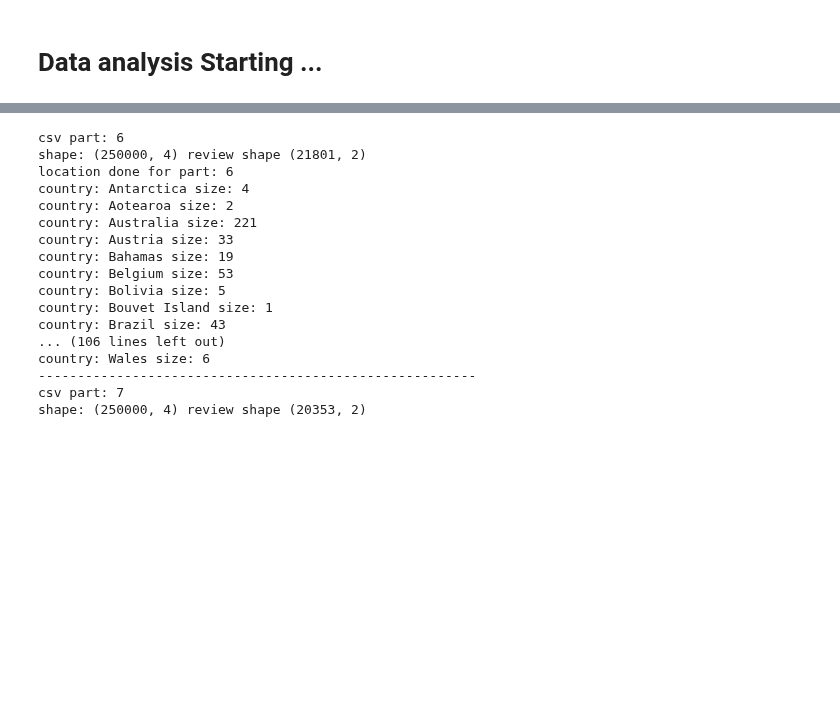
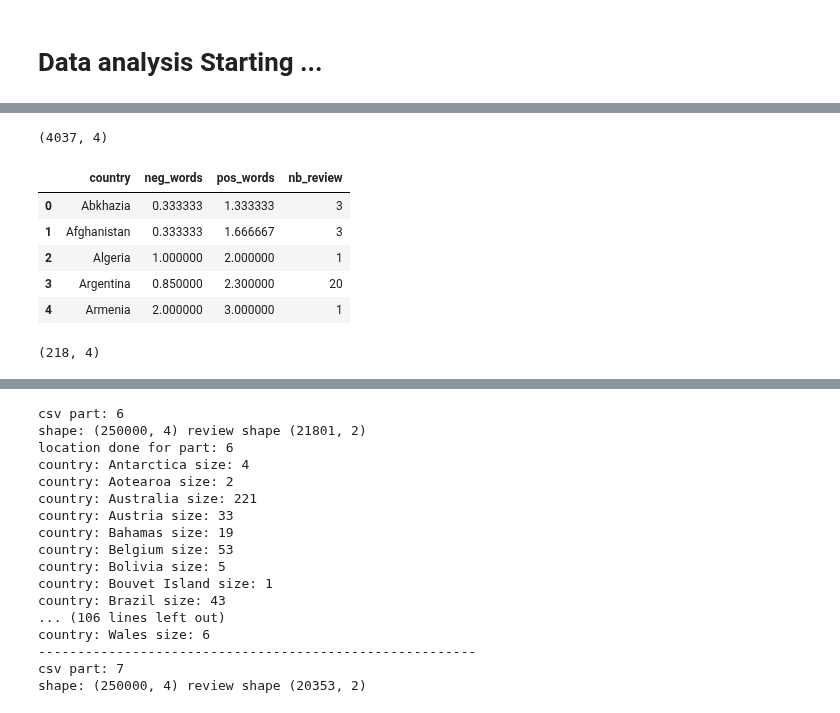
Before and after one commit to epfl-ada/ada-2022-project-hotchocolate, a Jupyter notebook: happyness.ipynb, the cells around one changed output, grey strips where cells are left out. Drawn from its saved outputs; the diff is of its cells as text; code cells hidden in the pictures; blank space fills up the shorter version.

```diff
--- a/happyness.ipynb
+++ b/happyness.ipynb
@@ -223,0 +258,57 @@ df_rb.head(n=20)
+# %%
+# get all the results from all sub .csv dataset
+df_rb_part_0 = pd.read_csv(rateBeer_root +  'RateBeer_pos_neg_words_analysis_part_0.csv')
+df_rb_part_1 = pd.read_csv(rateBeer_root +  'RateBeer_pos_neg_words_analysis_part_1.csv')
+df_rb_part_2 = pd.read_csv(rateBeer_root +  'RateBeer_pos_neg_words_analysis_part_2.csv')
+df_rb_part_3 = pd.read_csv(rateBeer_root +  'RateBeer_pos_neg_words_analysis_part_3.csv')
+df_rb_part_4 = pd.read_csv(rateBeer_root +  'RateBeer_pos_neg_words_analysis_part_4.csv')
+df_rb_part_5 = pd.read_csv(rateBeer_root +  'RateBeer_pos_neg_words_analysis_part_5.csv')
+df_rb_part_6 = pd.read_csv(rateBeer_root +  'RateBeer_pos_neg_words_analysis_part_6.csv')
+df_rb_part_7 = pd.read_csv(rateBeer_root +  'RateBeer_pos_neg_words_analysis_part_7.csv')
+df_rb_part_8 = pd.read_csv(rateBeer_root +  'RateBeer_pos_neg_words_analysis_part_8.csv')
+df_rb_part_9 = pd.read_csv(rateBeer_root +  'RateBeer_pos_neg_words_analysis_part_9.csv')
+df_rb_part_10 = pd.read_csv(rateBeer_root +  'RateBeer_pos_neg_words_analysis_part_10.csv')
+df_rb_part_11 = pd.read_csv(rateBeer_root +  'RateBeer_pos_neg_words_analysis_part_11.csv')
+df_rb_part_12 = pd.read_csv(rateBeer_root +  'RateBeer_pos_neg_words_analysis_part_12.csv')
+df_rb_part_13 = pd.read_csv(rateBeer_root +  'RateBeer_pos_neg_words_analysis_part_13.csv')
+df_rb_part_14 = pd.read_csv(rateBeer_root +  'RateBeer_pos_neg_words_analysis_part_14.csv')
+df_rb_part_15 = pd.read_csv(rateBeer_root +  'RateBeer_pos_neg_words_analysis_part_15.csv')
+df_rb_part_16 = pd.read_csv(rateBeer_root +  'RateBeer_pos_neg_words_analysis_part_16.csv')
+df_rb_part_17 = pd.read_csv(rateBeer_root +  'RateBeer_pos_neg_words_analysis_part_17.csv')
+df_rb_part_18 = pd.read_csv(rateBeer_root +  'RateBeer_pos_neg_words_analysis_part_18.csv')
+df_rb_part_19 = pd.read_csv(rateBeer_root +  'RateBeer_pos_neg_words_analysis_part_19.csv')
+df_rb_part_20 = pd.read_csv(rateBeer_root +  'RateBeer_pos_neg_words_analysis_part_20.csv')
+df_rb_part_21 = pd.read_csv(rateBeer_root +  'RateBeer_pos_neg_words_analysis_part_21.csv')
+df_rb_part_22 = pd.read_csv(rateBeer_root +  'RateBeer_pos_neg_words_analysis_part_22.csv')
+df_rb_part_23 = pd.read_csv(rateBeer_root +  'RateBeer_pos_neg_words_analysis_part_23.csv')
+df_rb_part_24 = pd.read_csv(rateBeer_root +  'RateBeer_pos_neg_words_analysis_part_24.csv')
+df_rb_part_25 = pd.read_csv(rateBeer_root +  'RateBeer_pos_neg_words_analysis_part_25.csv')
+df_rb_part_26 = pd.read_csv(rateBeer_root +  'RateBeer_pos_neg_words_analysis_part_26.csv')
+df_rb_part_27 = pd.read_csv(rateBeer_root +  'RateBeer_pos_neg_words_analysis_part_27.csv')
+df_rb_part_28 = pd.read_csv(rateBeer_root +  'RateBeer_pos_neg_words_analysis_part_28.csv')
+# %%
+# concat all the dataframe to group them by country after for futur analysis
+df_all_rb = pd.concat([df_rb_part_0, df_rb_part_1, df_rb_part_3, df_rb_part_4, df_rb_part_5, df_rb_part_6, df_rb_part_7,
+                   df_rb_part_8, df_rb_part_9,df_rb_part_10, df_rb_part_11, df_rb_part_12, df_rb_part_13,df_rb_part_14,
+                   df_rb_part_15, df_rb_part_16, df_rb_part_17, df_rb_part_18, df_rb_part_19, df_rb_part_20,
+                   df_rb_part_21, df_rb_part_22, df_rb_part_23, df_rb_part_24, df_rb_part_25, df_rb_part_26,
+                   df_rb_part_27, df_rb_part_28], ignore_index=True)
+df_all_rb = df_all_rb[['country','neg_words','pos_words','nb_review']]
+print(df_all_rb.shape)
+df_all_rb.head()
+# %% [output]
+(4037, 4)
+|  | country | neg_words | pos_words | nb_review |
+| 0 | Abkhazia | 0.333333 | 1.333333 | 3 |
+| 1 | Afghanistan | 0.333333 | 1.666667 | 3 |
+| 2 | Algeria | 1.000000 | 2.000000 | 1 |
+| 3 | Argentina | 0.850000 | 2.300000 | 20 |
+| 4 | Armenia | 2.000000 | 3.000000 | 1 |
+# %%
+# group by country with all dataframe  concated
+country_res_groups_all_rb = df_all_rb.groupby(by='country').apply(weighted_average_all, 'pos_words','neg_words','nb_review')
+df_final_rb = pd.DataFrame(country_res_groups_all_rb.tolist(), columns=[['neg_words','pos_words','nb_review']])
+df_final_rb['location'] = country_res_groups_all_rb.index
+df_final_rb.shape
+# %% [output]
+(218, 4)
```
Also changed, not shown: parts of 45 cells of this notebook.
